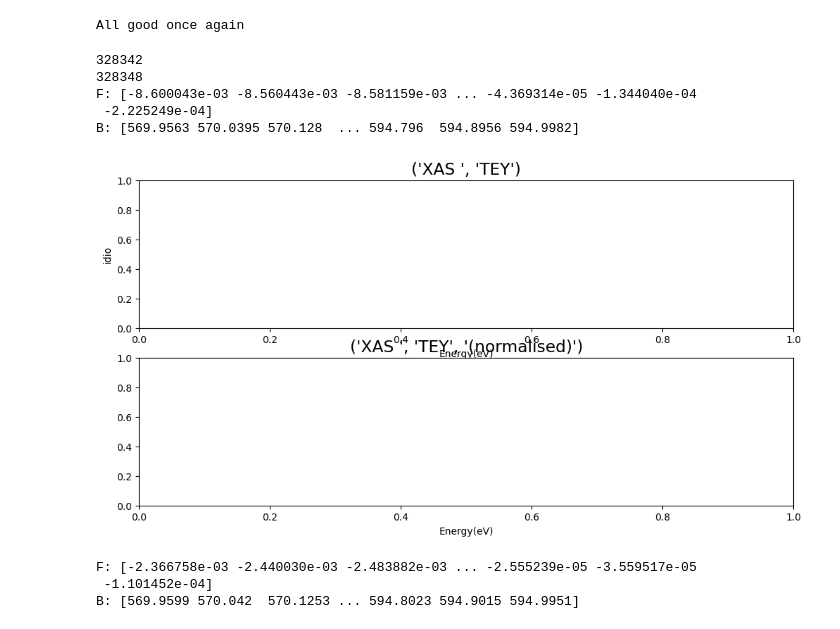
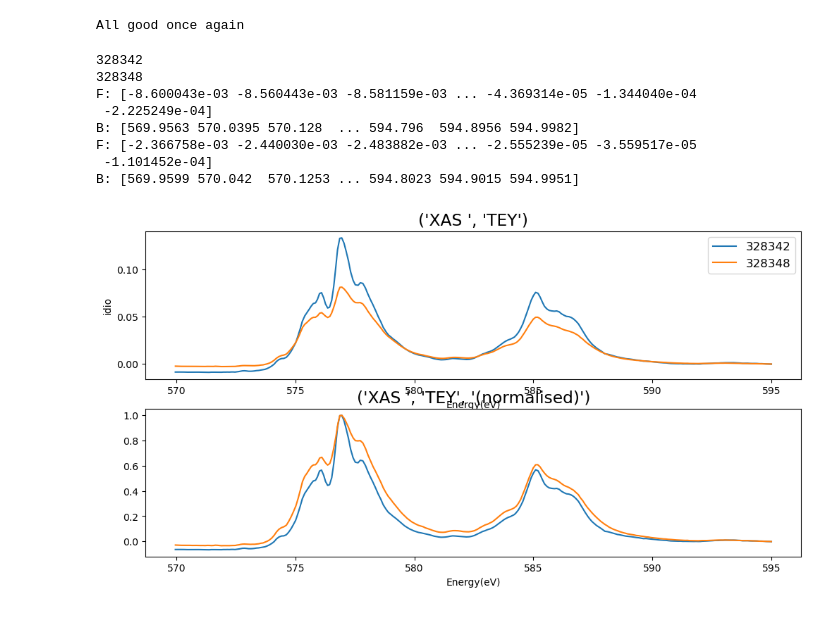
Before and after one commit to FWKCarlisle/PhD-Codes, a Jupyter notebook: Diamond_CrCl3_jan2025/Code/XAS_JN.ipynb, the cells around one changed output. Cells and saved outputs as stored; diff of their text form; code cells hidden in the pictures.

```diff
--- a/Diamond_CrCl3_jan2025/Code/XAS_JN.ipynb
+++ b/Diamond_CrCl3_jan2025/Code/XAS_JN.ipynb
@@ -210,10 +210,12 @@ class XMCD_data_analysis(Nexus_handling):
             B = a["x"]
             print("F:", F)
             print("B:", B)
-            plt.pause(0.5)
+            #plt.pause(0.5)
             axs[0].plot(B,(F),label = str(XMCD_file_Set[i]))
             axs[1].plot(B,(F)/np.max(F),label = str(XMCD_file_Set[i]))
         axs[0].legend(loc="best")
+        plot_numbers = [B, F, F/np.max(F)]
+        return plot_numbers
 
 
 
@@ -225,29 +227,29 @@ All good once again
 # %%
 #%%
 #% Write XAS - idio,fluroscense,then both normalised
 # XAS on BP(1)
 directory_path = ""
 ﬁle_preﬁx = "i06-1-"
 
 #fig, axs = plt.subplots(2,3, figsize=(12, 6))
 sensor = "TEY" ### Can be TEY or TFY
 #XMCD_ﬁle_Set=(328342,328348,328343,328344,328345,328346,328347,328349,328459,328451,328554,328555,328556,328557,328558,328559,328930,328971,328972,328973,328976,328977,328978,328979,328983,328984,328985,328986,328987,328988,328989,328990,328992,328993,329003,329006,329007,329010)
 #XMCD_ﬁle_Set=(328342,328343,328344,328345,328346,328347,328348,328349,328451,328554,328556,328556,328557,328558,328559,328930,328971,328973,328976,328977,328978,328979,328983,328984,328985,328986,328987,328989,328992,328993,329003,329006,329007,329010)
 
 files = [328342, 328348, 328343,328344]
 files = [328342,328348]
 XMCD = XMCD_data_analysis()
 XMCD.init()
 XMCD.load_spectra(directory_path, ﬁle_preﬁx, files,sensor)
 fig, axs = plt.subplots(2,figsize=(12, 6))
-XMCD.plotXAS(files,fig,axs)
+B, F, F_norm = XMCD.plotXAS(files,fig,axs)
 # %% [output]
 328342
 328348
 F: [-8.600043e-03 -8.560443e-03 -8.581159e-03 ... -4.369314e-05 -1.344040e-04
  -2.225249e-04]
 B: [569.9563 570.0395 570.128  ... 594.796  594.8956 594.9982]
+F: [-2.366758e-03 -2.440030e-03 -2.483882e-03 ... -2.555239e-05 -3.559517e-05
+ -1.101452e-04]
+B: [569.9599 570.042  570.1253 ... 594.8023 594.9015 594.9951]
-[figure, old version]
+[figure, new version]
-F: [-2.366758e-03 -2.440030e-03 -2.483882e-03 ... -2.555239e-05 -3.559517e-05
- -1.101452e-04]
-B: [569.9599 570.042  570.1253 ... 594.8023 594.9015 594.9951]
```
Also changed, not shown: 2 other files.
